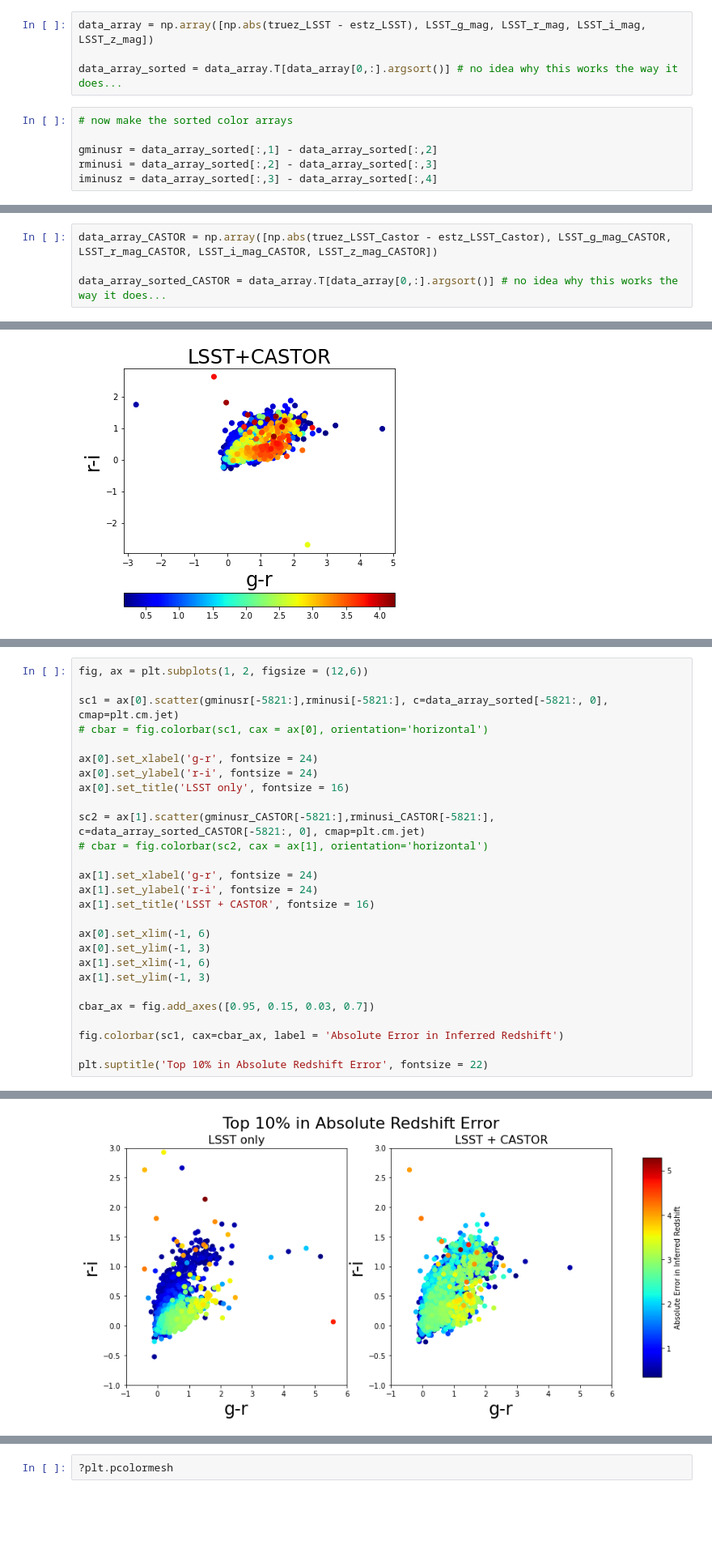
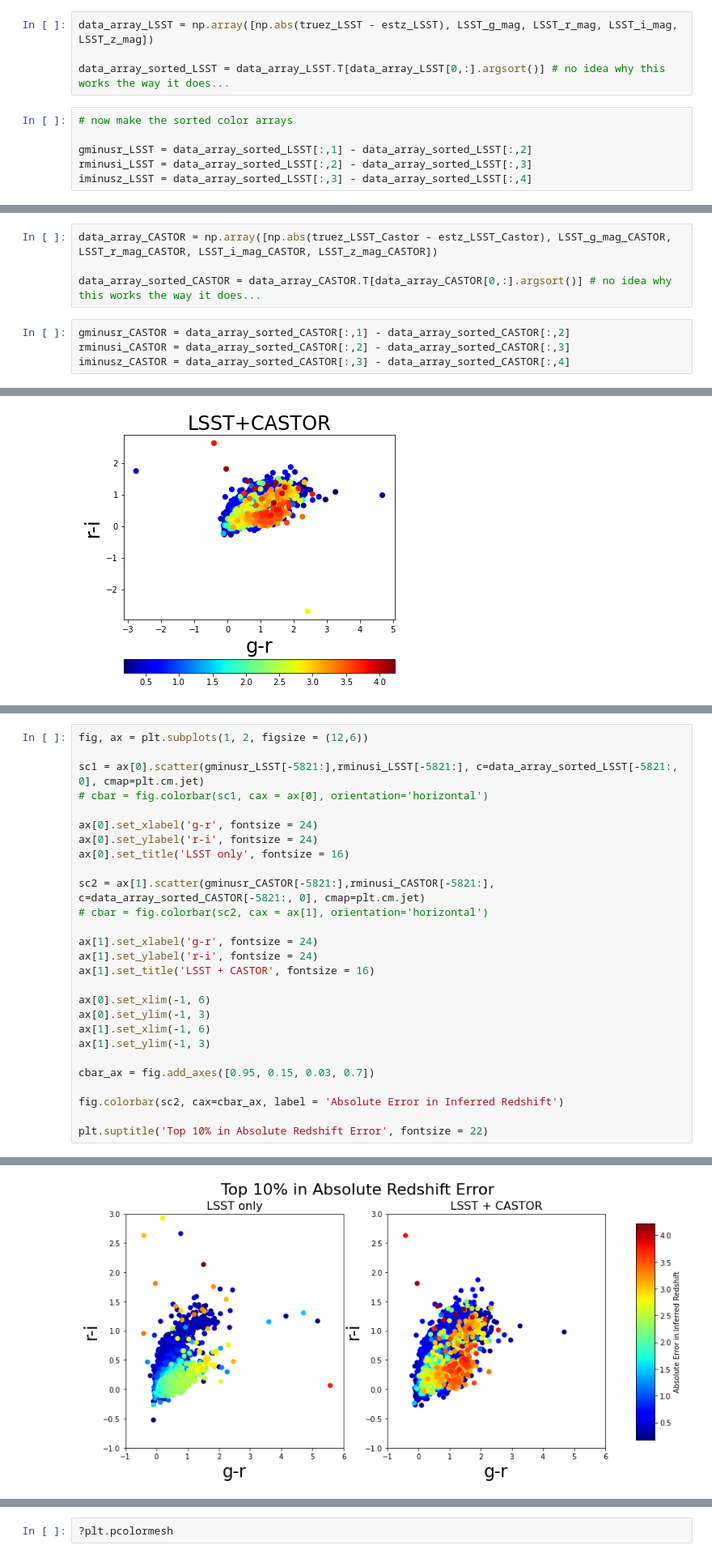
Before and after one commit to aimalz/CASTORpz, a Jupyter notebook: Photo-z_exploration.ipynb, the cells around one changed output, grey strips where cells are left out. Shown: that part at 81% size. Saved outputs shown, nothing was run; the diff lists cells and outputs as text; blank space fills up the shorter version.

```diff
--- a/Photo-z_exploration.ipynb
+++ b/Photo-z_exploration.ipynb
@@ -146,15 +146,15 @@ LSST_r_mag = getTrueY(test_cat=test, mag_col_names=mag_columns_LSST, y_col_name=
 LSST_i_mag = getTrueY(test_cat=test, mag_col_names=mag_columns_LSST, y_col_name="LSST_i_MAG")
 LSST_z_mag = getTrueY(test_cat=test, mag_col_names=mag_columns_LSST, y_col_name="LSST_z_MAG")
 # %%
-data_array = np.array([np.abs(truez_LSST - estz_LSST), LSST_g_mag, LSST_r_mag, LSST_i_mag, LSST_z_mag])
+data_array_LSST = np.array([np.abs(truez_LSST - estz_LSST), LSST_g_mag, LSST_r_mag, LSST_i_mag, LSST_z_mag])
 
-data_array_sorted = data_array.T[data_array[0,:].argsort()] # no idea why this works the way it does...
+data_array_sorted_LSST = data_array_LSST.T[data_array_LSST[0,:].argsort()] # no idea why this works the way it does...
 # %%
 # now make the sorted color arrays
 
-gminusr = data_array_sorted[:,1] - data_array_sorted[:,2]
-rminusi = data_array_sorted[:,2] - data_array_sorted[:,3]
-iminusz = data_array_sorted[:,3] - data_array_sorted[:,4]
+gminusr_LSST = data_array_sorted_LSST[:,1] - data_array_sorted_LSST[:,2]
+rminusi_LSST = data_array_sorted_LSST[:,2] - data_array_sorted_LSST[:,3]
+iminusz_LSST = data_array_sorted_LSST[:,3] - data_array_sorted_LSST[:,4]
 # %%
 len(gminusr)/10
 # %% [output]
@@ -228,7 +224,11 @@ iminusz_CASTOR = data_array_sorted[:,3] - data_array_sorted[:,4]
 # %%
 data_array_CASTOR = np.array([np.abs(truez_LSST_Castor - estz_LSST_Castor), LSST_g_mag_CASTOR, LSST_r_mag_CASTOR, LSST_i_mag_CASTOR, LSST_z_mag_CASTOR])
 
-data_array_sorted_CASTOR = data_array.T[data_array[0,:].argsort()] # no idea why this works the way it does...
+data_array_sorted_CASTOR = data_array_CASTOR.T[data_array_CASTOR[0,:].argsort()] # no idea why this works the way it does...
+# %%
+gminusr_CASTOR = data_array_sorted_CASTOR[:,1] - data_array_sorted_CASTOR[:,2]
+rminusi_CASTOR = data_array_sorted_CASTOR[:,2] - data_array_sorted_CASTOR[:,3]
+iminusz_CASTOR = data_array_sorted_CASTOR[:,3] - data_array_sorted_CASTOR[:,4]
 # %%
 fig = plt.figure(figsize=(6,6))
 ax = plt.subplot(111)
@@ -258,30 +258,30 @@ Text(0.5, 1.0, 'LSST + Castor')
 # %%
 fig, ax = plt.subplots(1, 2, figsize = (12,6))
 
-sc1 = ax[0].scatter(gminusr[-5821:],rminusi[-5821:], c=data_array_sorted[-5821:, 0], cmap=plt.cm.jet)
+sc1 = ax[0].scatter(gminusr_LSST[-5821:],rminusi_LSST[-5821:], c=data_array_sorted_LSST[-5821:, 0], cmap=plt.cm.jet)
 # cbar = fig.colorbar(sc1, cax = ax[0], orientation='horizontal')
 
 ax[0].set_xlabel('g-r', fontsize = 24)
 ax[0].set_ylabel('r-i', fontsize = 24)
 ax[0].set_title('LSST only', fontsize = 16)
 
 sc2 = ax[1].scatter(gminusr_CASTOR[-5821:],rminusi_CASTOR[-5821:], c=data_array_sorted_CASTOR[-5821:, 0], cmap=plt.cm.jet)
 # cbar = fig.colorbar(sc2, cax = ax[1], orientation='horizontal')
 
 ax[1].set_xlabel('g-r', fontsize = 24)
 ax[1].set_ylabel('r-i', fontsize = 24)
 ax[1].set_title('LSST + CASTOR', fontsize = 16)
 
 ax[0].set_xlim(-1, 6)
 ax[0].set_ylim(-1, 3)
 ax[1].set_xlim(-1, 6)
 ax[1].set_ylim(-1, 3)
 
 cbar_ax = fig.add_axes([0.95, 0.15, 0.03, 0.7])
 
-fig.colorbar(sc1, cax=cbar_ax, label = 'Absolute Error in Inferred Redshift')
+fig.colorbar(sc2, cax=cbar_ax, label = 'Absolute Error in Inferred Redshift')
 
 plt.suptitle('Top 10% in Absolute Redshift Error', fontsize = 22)
 # %% [output]
 Text(0.5, 0.98, 'Top 10% in Absolute Redshift Error')
-[figure, old version]
+[figure, new version]
```
Also changed, not shown: parts of 17 cells of this notebook.
